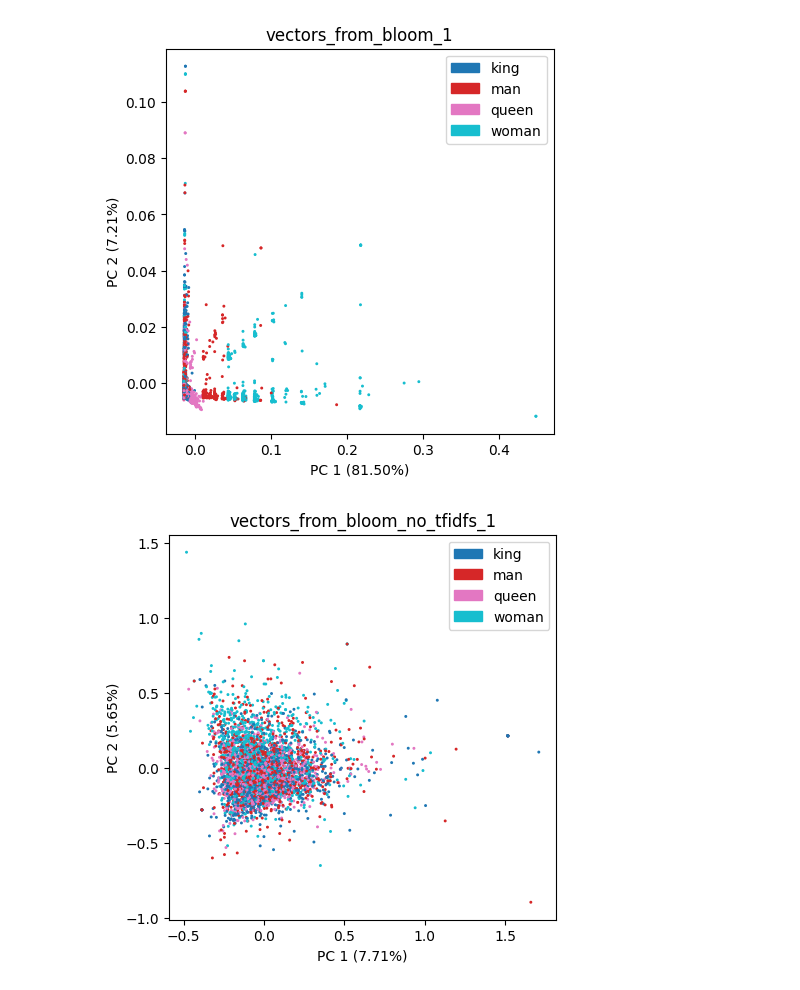
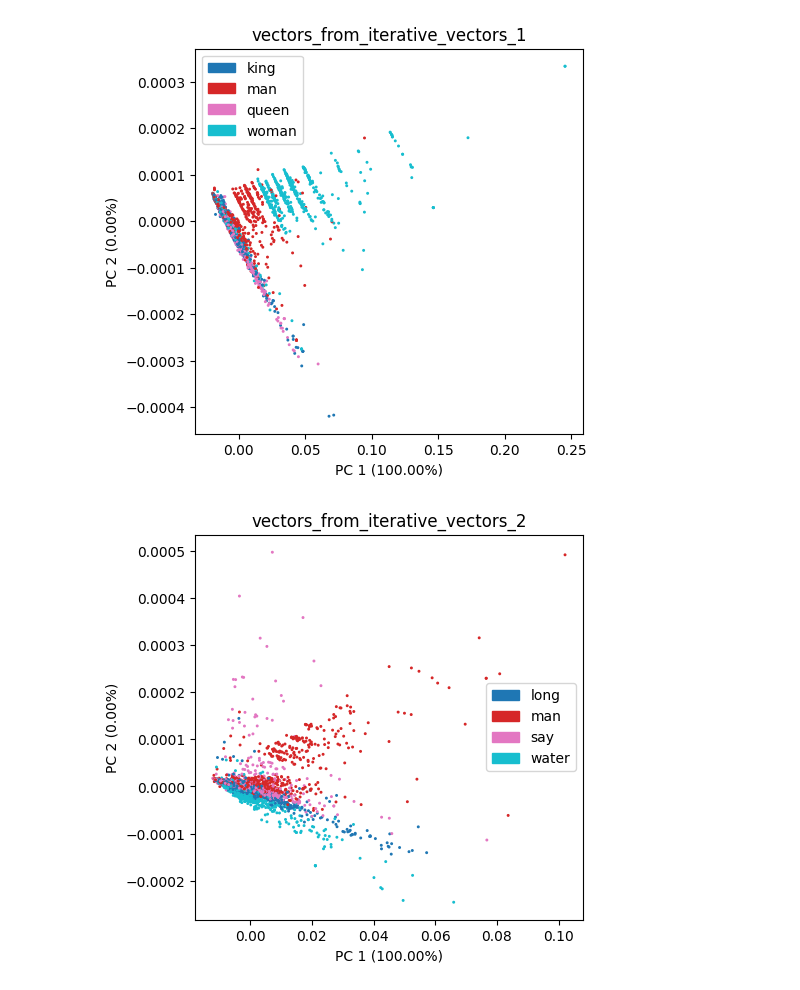
Before and after one commit to jsmnlao/Word-Embeddings-and-Bloom-Filters, a Jupyter notebook: pca_plots.ipynb, the cells around one changed output. Saved outputs shown, nothing was run; the diff lists cells and outputs as text; code cells hidden in the pictures.

```diff
--- a/pca_plots.ipynb
+++ b/pca_plots.ipynb
@@ -46,16 +40,8 @@ with open('data/indiv_word_representations/generate_vector_from_iterative_vector
 # %%
 set1 = ["king", "queen", "man", "woman"]
 set2 = ["long", "man", "say", "water"]
-pca_plot(vectors_from_bloom, 'pca/vectors_from_bloom_1.png', set1)
-pca_plot(vectors_from_bloom_no_tfidfs, 'pca/vectors_from_bloom_no_tfidfs_1.png', set1)
 pca_plot(vectors_from_iterative_vectors, 'pca/vectors_from_iterative_vectors_1.png', set1)
-pca_plot(vectors_from_bloom, 'pca/vectors_from_bloom_2.png', set2)
-pca_plot(vectors_from_bloom_no_tfidfs, 'pca/vectors_from_bloom_no_tfidfs_2.png', set2)
 pca_plot(vectors_from_iterative_vectors, 'pca/vectors_from_iterative_vectors_2.png', set2)
-pca_plot(vectors_from_bloom_dropped, 'pca/vectors_from_bloom_dropped_1.png', set1)
-pca_plot(vectors_from_bloom_dropped, 'pca/vectors_from_bloom_dropped_2.png', set2)
-pca_plot(vectors_from_iterative_vectors_dropped, 'pca/vectors_from_iterative_vectors_dropped_1.png', set1)
-pca_plot(vectors_from_iterative_vectors_dropped, 'pca/vectors_from_iterative_vectors_dropped_2.png', set2)
 # %% [output]
-[figure, old version]
+[figure, new version]
-[figure, old version]
+[figure, new version]
```
Also changed, not shown: parts of 2 cells of this notebook, 13 other files.
